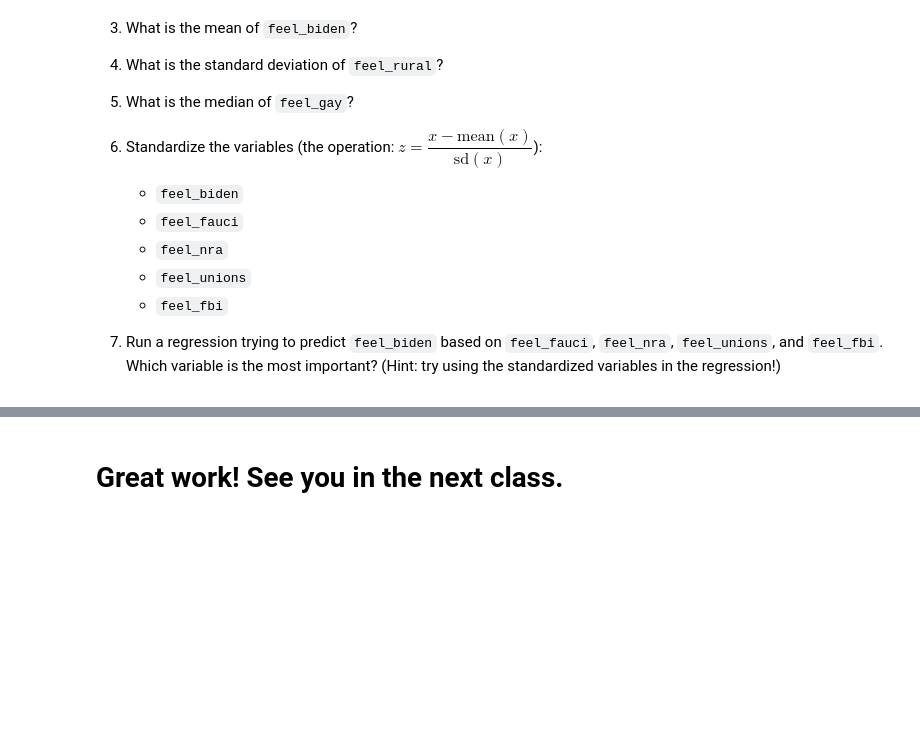
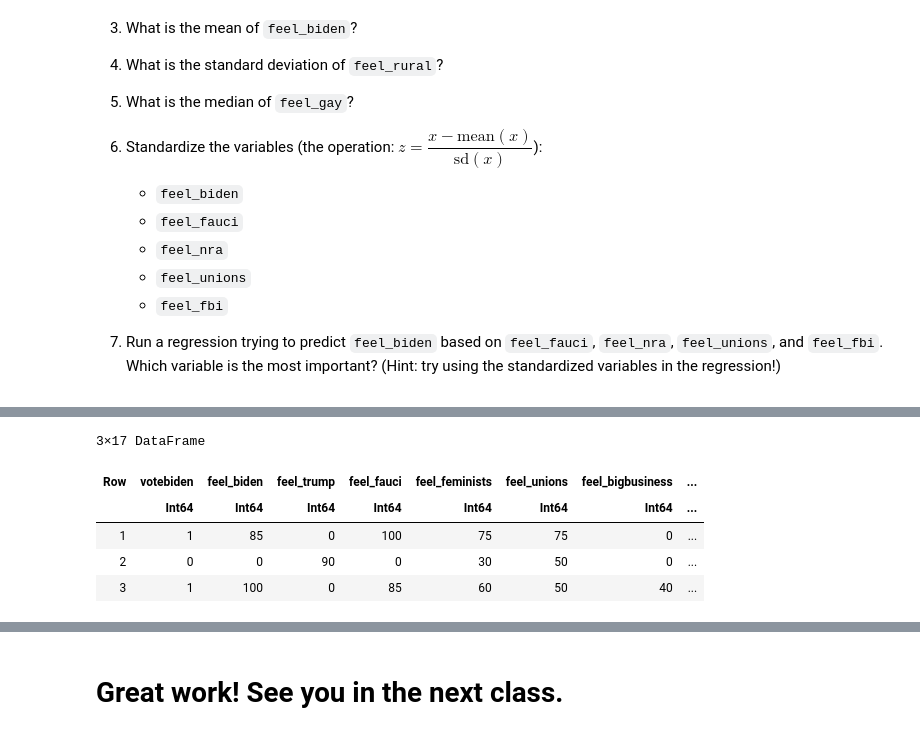
Before and after one commit to umbertomig/CSSSummerBootcamp2023, a Jupyter notebook: Week07/W07-L05b.ipynb, the cells around one changed output, grey strips where cells are left out. Cells and saved outputs as stored; diff of their text form; code cells hidden in the pictures; blank space fills up the shorter version.

```diff
--- a/Week07/W07-L05b.ipynb
+++ b/Week07/W07-L05b.ipynb
@@ -700,0 +1077,11 @@ Exercise:
+# %%
+# Head of the dataset
+👤 = first(⚅, 3)
+👤
+# %% [output]
+3×17 DataFrame
+| Row | votebiden | feel_biden | feel_trump | feel_fauci | feel_feminists | feel_unions | feel_bigbusiness | ... |
+|  | Int64 | Int64 | Int64 | Int64 | Int64 | Int64 | Int64 | ... |
+| 1 | 1 | 85 | 0 | 100 | 75 | 75 | 0 | ... |
+| 2 | 0 | 0 | 90 | 0 | 30 | 50 | 0 | ... |
+| 3 | 1 | 100 | 0 | 85 | 60 | 50 | 40 | ... |
```
Also changed, not shown: parts of 115 cells of this notebook, 1 other file.
